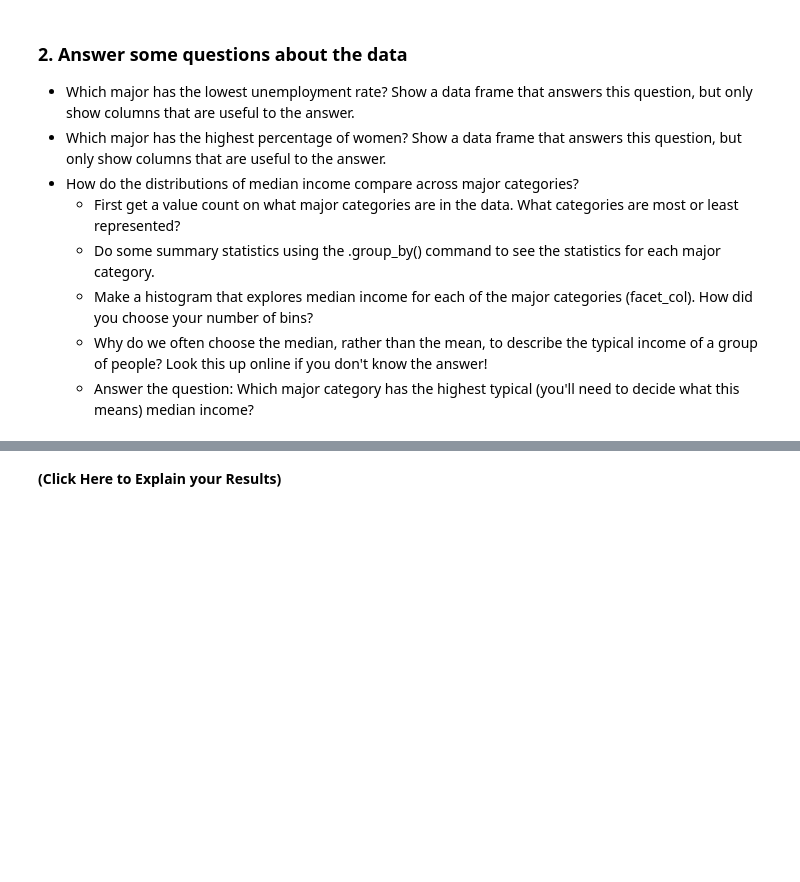
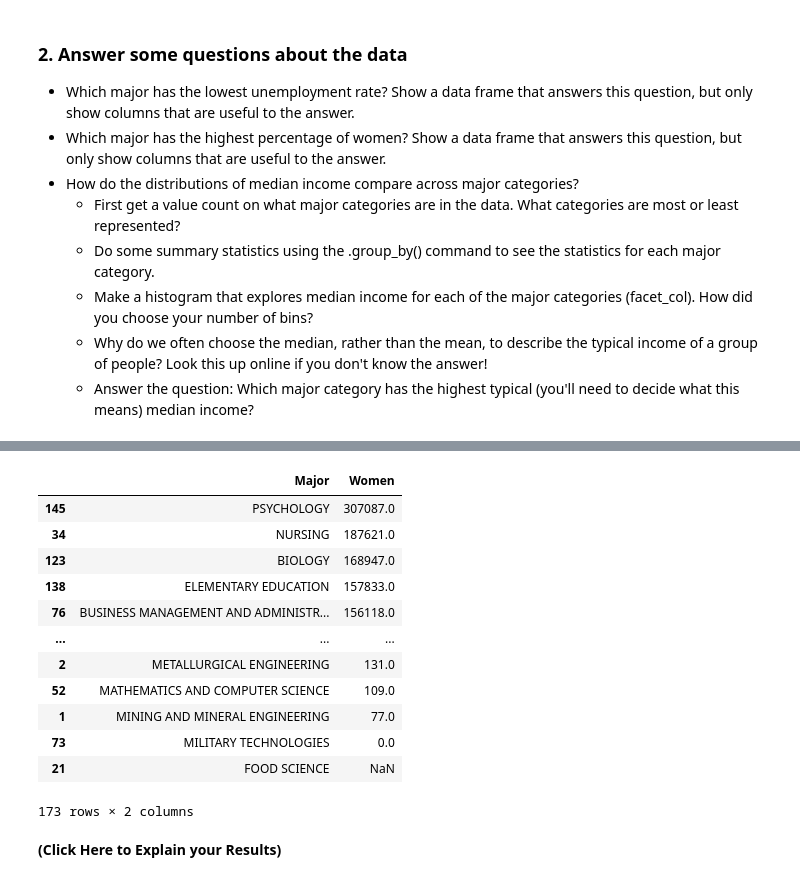
Before and after one commit to roryhuck/Day7, a Jupyter notebook: Day7-HW.ipynb, the cells around one changed output, grey strips where cells are left out. Saved outputs shown, nothing was run; the diff lists cells and outputs as text; code cells hidden in the pictures; blank space fills up the shorter version.

```diff
--- a/Day7-HW.ipynb
+++ b/Day7-HW.ipynb
@@ -271,5 +294,25 @@ there are 21 variables. there are 173 observations. there is a mix of categorica
 # %%
-#
+#Which major has the highest percentage of women?
+my_columns = ['Major','Women']
+DF_raw[my_columns].sort_values('Women',ascending=False)
+
+#first I told python to focus just on the major and women columns and then i used the sort values command to tell it to sort
+#from most women to least women. I think that i need to divide the women column by the total column to find the percentage not
+#just the number of women I am just not quite sure how to type that in. from this data set it looks like psychology has the most
+# %% [output]
+|  | Major | Women |
+| 145 | PSYCHOLOGY | 307087.0 |
+| 34 | NURSING | 187621.0 |
+| 123 | BIOLOGY | 168947.0 |
+| 138 | ELEMENTARY EDUCATION | 157833.0 |
+| 76 | BUSINESS MANAGEMENT AND ADMINISTR... | 156118.0 |
+| ... | ... | ... |
+| 2 | METALLURGICAL ENGINEERING | 131.0 |
+| 52 | MATHEMATICS AND COMPUTER SCIENCE | 109.0 |
+| 1 | MINING AND MINERAL ENGINEERING | 77.0 |
+| 73 | MILITARY TECHNOLOGIES | 0.0 |
+| 21 | FOOD SCIENCE | NaN |
+173 rows × 2 columns
 # %%
 #
 # %% [markdown]
```
Also changed, not shown: parts of 3 cells of this notebook.
